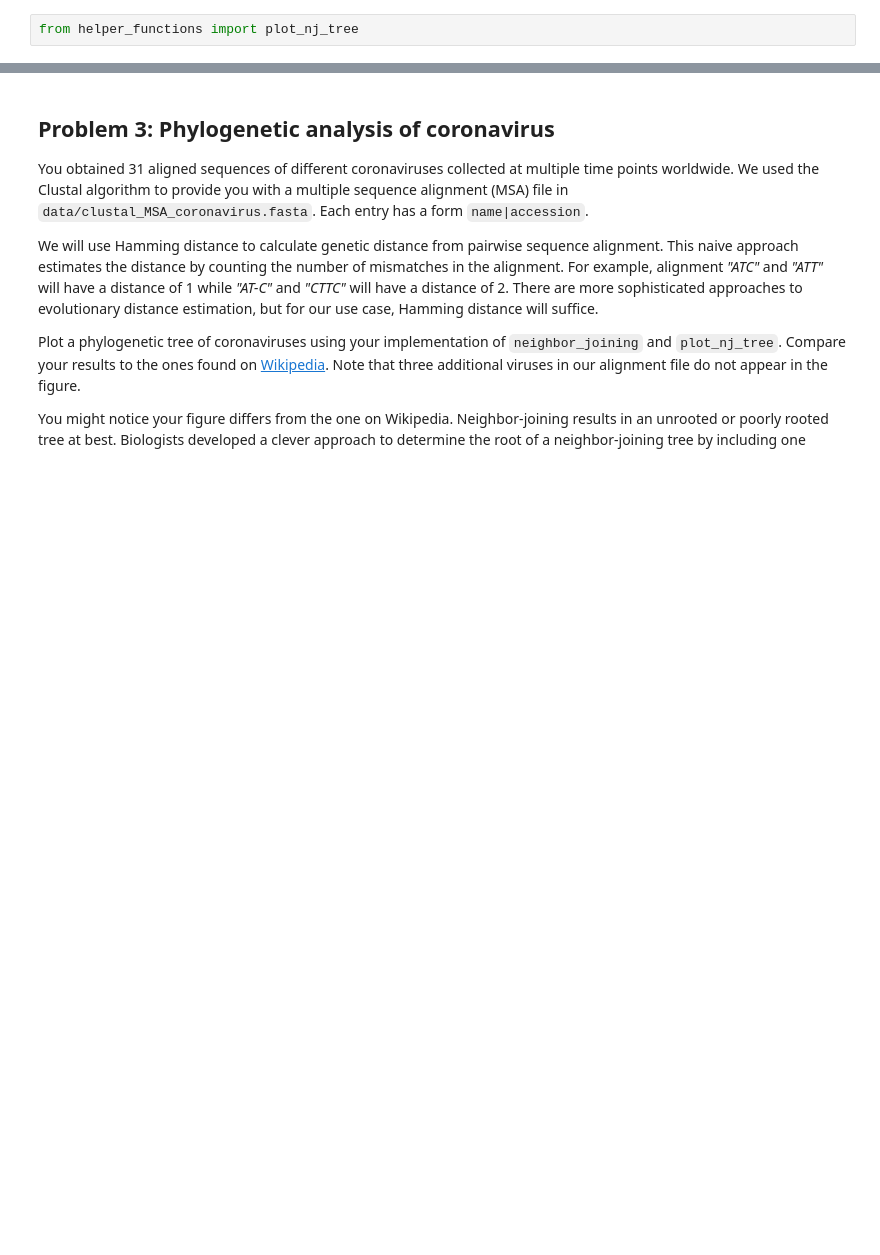
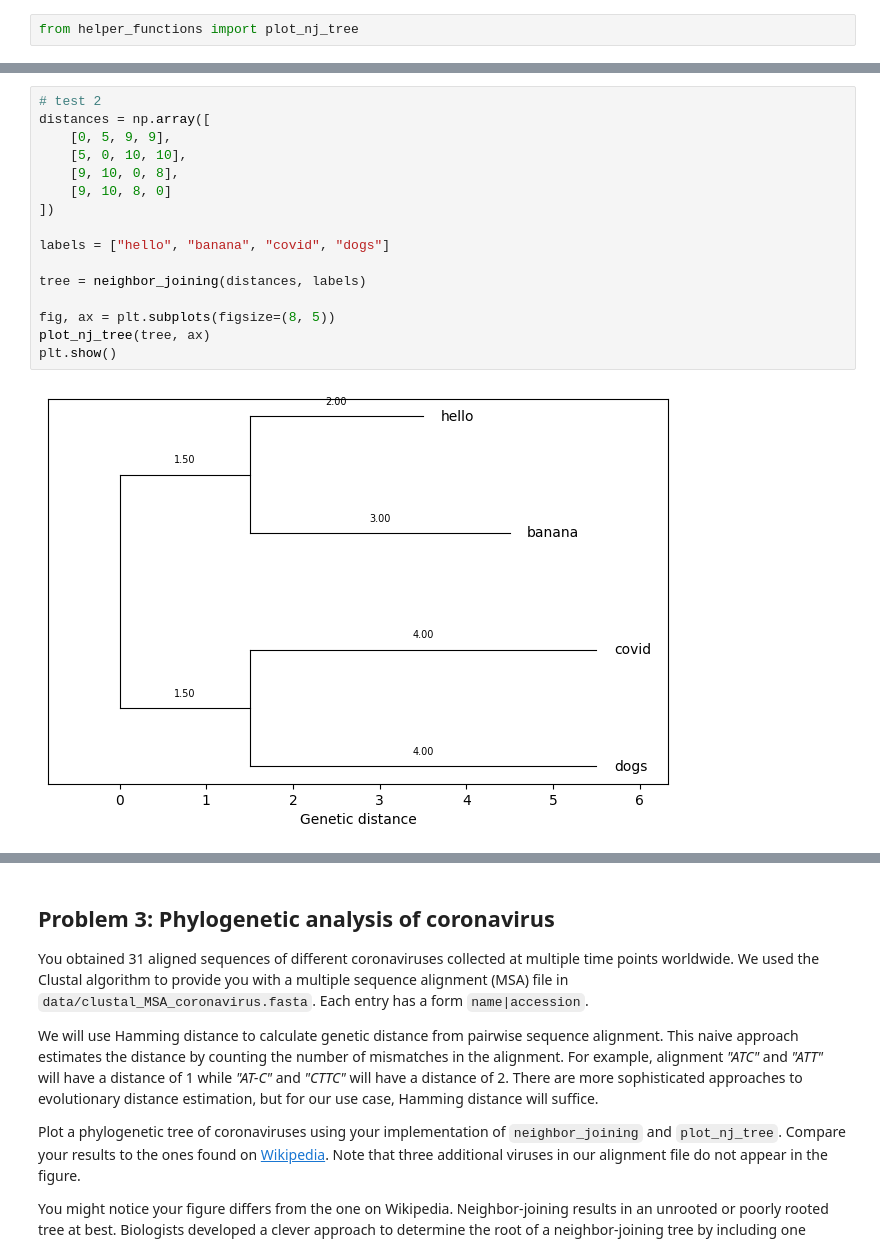
Before and after one commit to z5547586rhonda/assign_phylo, a Jupyter notebook: phylo_workbook.ipynb, the cells around one changed output, grey strips where cells are left out. Drawn from its saved outputs; the diff is of its cells as text; blank space fills up the shorter version.

```diff
--- a/phylo_workbook.ipynb
+++ b/phylo_workbook.ipynb
@@ -252,0 +357,18 @@ from helper_functions import plot_nj_tree
+# %%
+# test 2
+distances = np.array([
+    [0, 5, 9, 9],
+    [5, 0, 10, 10],
+    [9, 10, 0, 8],
+    [9, 10, 8, 0]
+])
+
+labels = ["hello", "banana", "covid", "dogs"]
+
+tree = neighbor_joining(distances, labels)
+
+fig, ax = plt.subplots(figsize=(8, 5))
+plot_nj_tree(tree, ax)
+plt.show()
+# %% [output]
+[figure, added]
```
Also changed, not shown: parts of 3 cells of this notebook.
